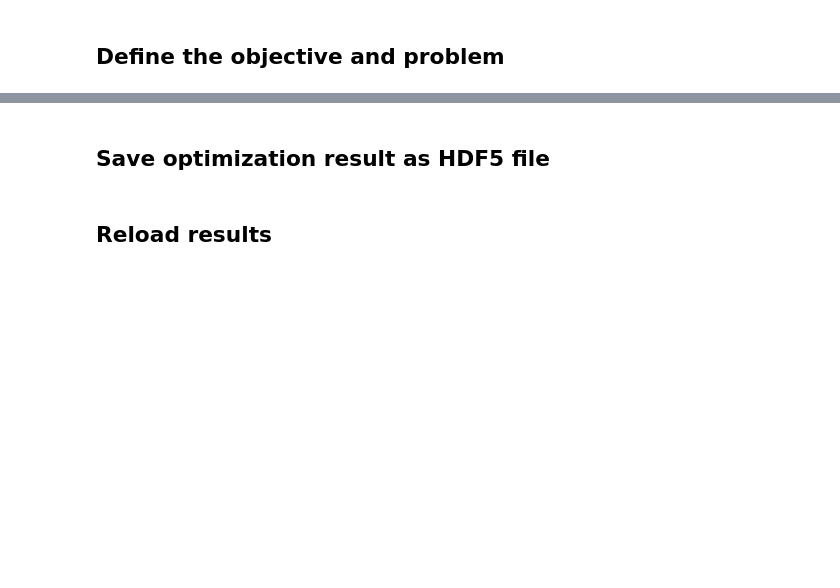
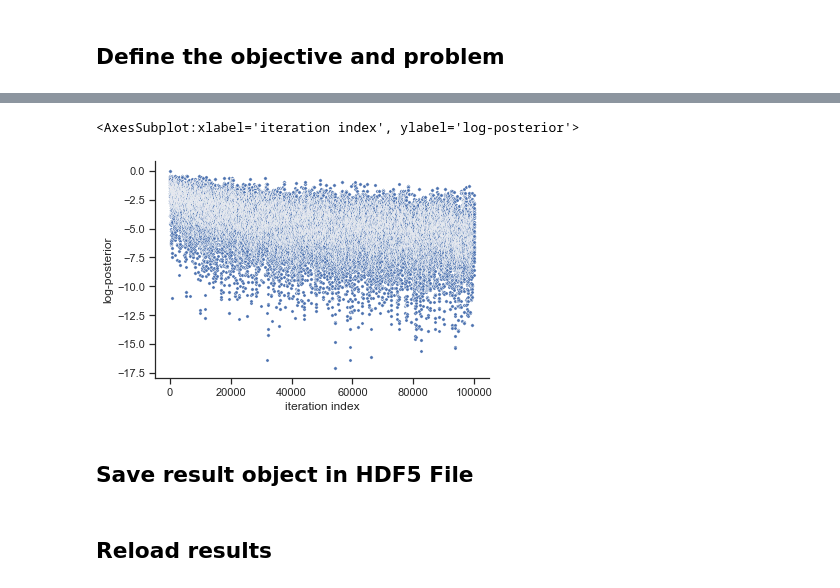
Before and after one commit to ICB-DCM/pyPESTO, a Jupyter notebook: doc/example/hdf5_storage.ipynb, the cells around one changed output, grey strips where cells are left out. Saved outputs shown, nothing was run; the diff lists cells and outputs as text; code cells hidden in the pictures; blank space fills up the shorter version.

```diff
--- a/doc/example/hdf5_storage.ipynb
+++ b/doc/example/hdf5_storage.ipynb
@@ -64,2 +89,8 @@ pypesto.visualize.optimizer_history(result,
+# %%
+# plot samples
+pypesto.visualize.sampling_fval_traces(result)
+# %% [output]
+<AxesSubplot:xlabel='iteration index', ylabel='log-posterior'>
+[figure, added]
 # %% [markdown]
-## Save optimization result as HDF5 file
+## Save result object in HDF5 File
```
Also changed, not shown: parts of 20 cells of this notebook.
